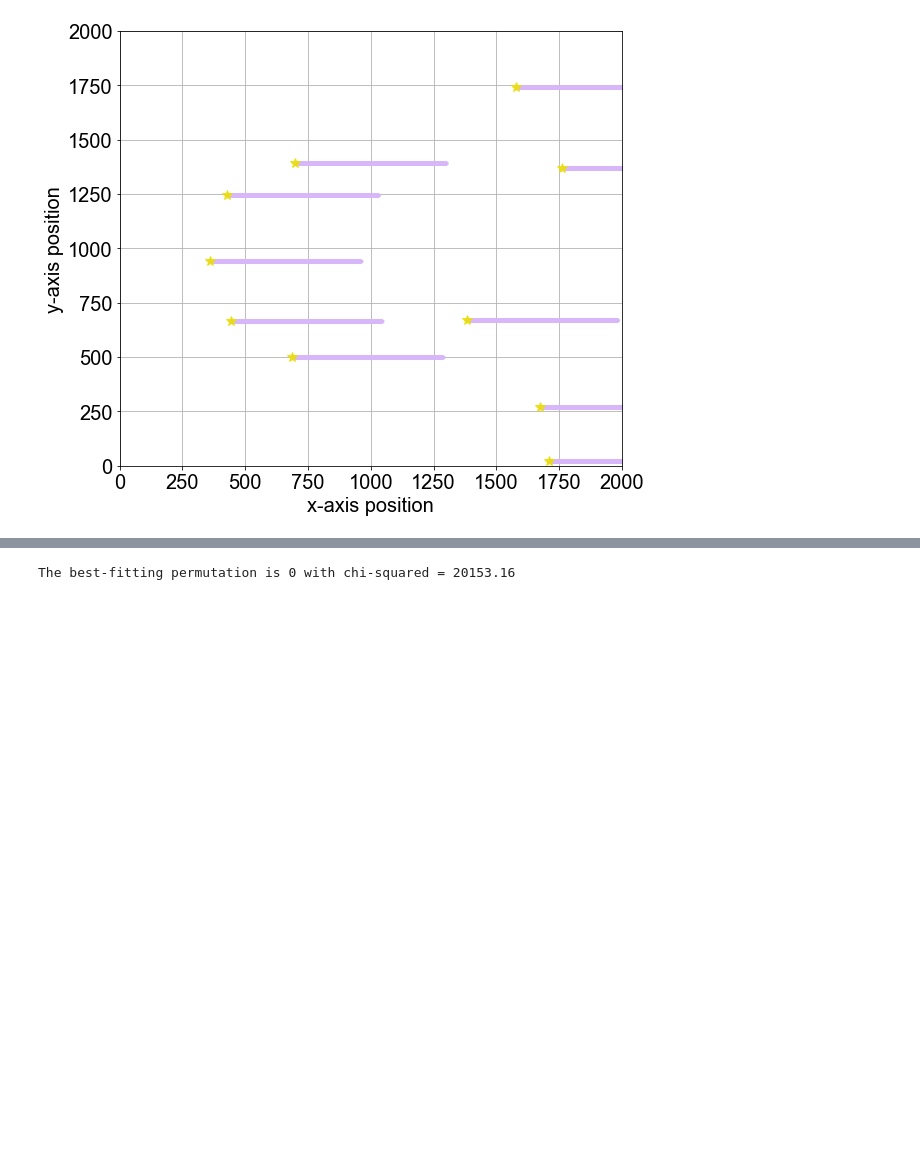
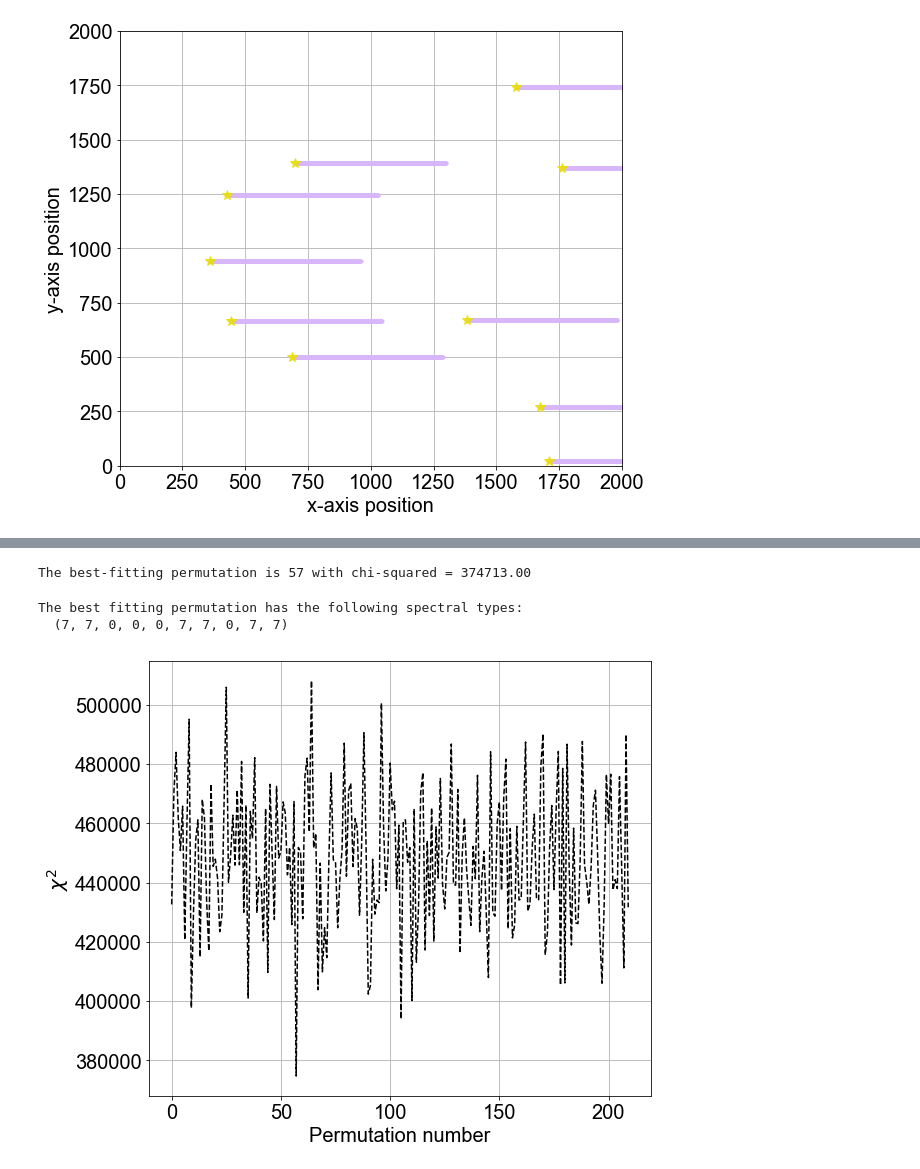
Before and after one commit to SoumyaShreeram/Slitless_spectroscopy, a Jupyter notebook: 03_Building_template_library.ipynb, the cells around one changed output, grey strips where cells are left out. Drawn from its saved outputs; the diff is of its cells as text; code cells hidden in the pictures; blank space fills up the shorter version.

Commit message:
fitting proceduer, wk 8 update 1.0

```diff
--- a/03_Building_template_library.ipynb
+++ b/03_Building_template_library.ipynb
@@ -153,11 +142,17 @@ Choosing permutation no.  0
 # %%
-importlib.reload(ssfm)
 # reduce the dimensions of the matrix to cal. the minimizing statistic
 data_vals_2Darr = ssfm.splitFOVtoGrid(data_LSF_2Dmat, num_splits)
 
 # cal the chi-squared and the minimum chi-squared configuration
-chi_squared, min_idx, template_flux_matrix2D = ssfm.determineBestFit(u_pix, num_stars, perms_arr, \
+chi_squared_arr = ssfm.determineBestFit(u_pix, num_stars, perms_arr, \
                                         data_vals_2Darr, num_splits)
 # %% [output]
-The best-fitting permutation is 0 with chi-squared = 20153.16
+The best-fitting permutation is 57 with chi-squared = 374713.00
+# %%
+# plot the chi-squared distribution
+pt.plotChiSquare(perms_arr, chi_squared_arr)
+# %% [output]
+The best fitting permutation has the following spectral types:
+  (7, 7, 0, 0, 0, 7, 7, 0, 7, 7)
+[figure, added]
 # %% [markdown]
```
Also changed, not shown: parts of 10 cells of this notebook, 7 other files.
